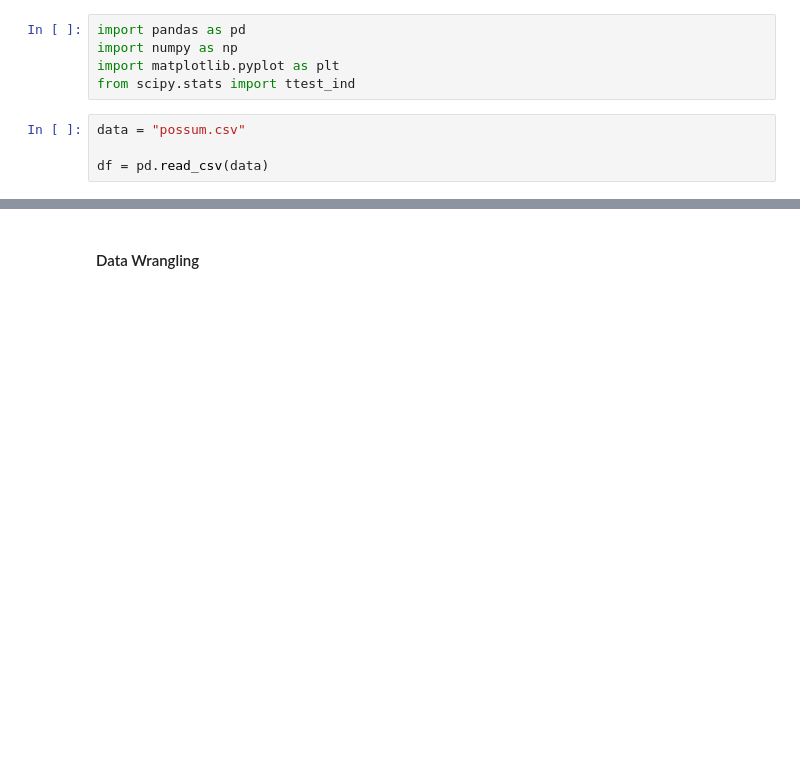
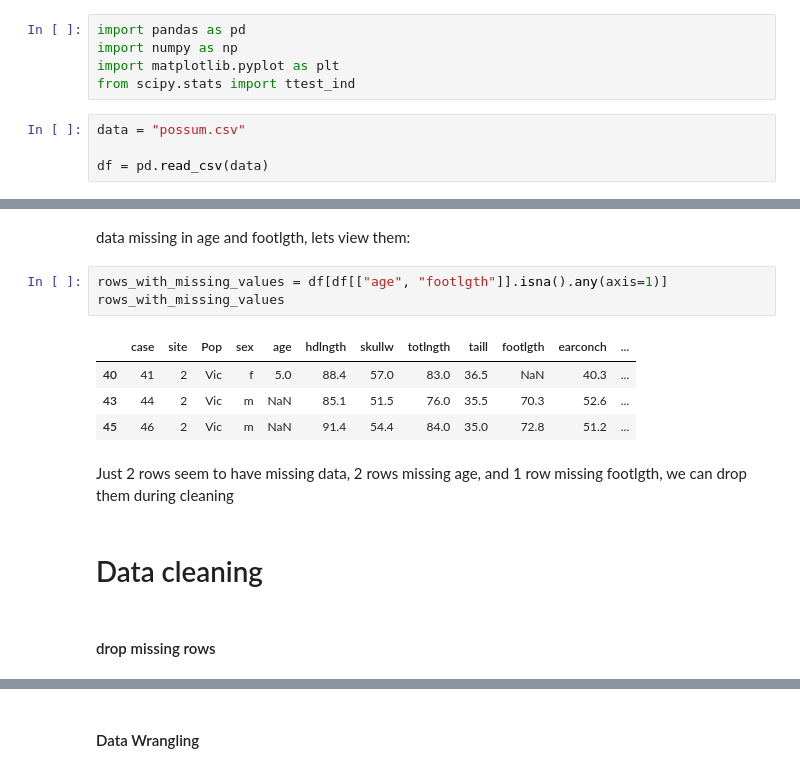
Before and after one commit to raji-ayyub/statistics, a Jupyter notebook: task_18.ipynb, the cells around one changed output, grey strips where cells are left out. Saved outputs shown, nothing was run; the diff lists cells and outputs as text; blank space fills up the shorter version.

```diff
--- a/task_18.ipynb
+++ b/task_18.ipynb
@@ -51,0 +57,17 @@ df_clean.head(50)
+# %% [markdown]
+data missing in age and footlgth, lets view them:
+# %%
+rows_with_missing_values = df[df[["age", "footlgth"]].isna().any(axis=1)]
+rows_with_missing_values
+# %% [output]
+|  | case | site | Pop | sex | age | hdlngth | skullw | totlngth | taill | footlgth | earconch | ... |
+| 40 | 41 | 2 | Vic | f | 5.0 | 88.4 | 57.0 | 83.0 | 36.5 | NaN | 40.3 | ... |
+| 43 | 44 | 2 | Vic | m | NaN | 85.1 | 51.5 | 76.0 | 35.5 | 70.3 | 52.6 | ... |
+| 45 | 46 | 2 | Vic | m | NaN | 91.4 | 54.4 | 84.0 | 35.0 | 72.8 | 51.2 | ... |
+# %% [markdown]
+Just 2 rows seem to have missing data, 2 rows missing age, and 1 row missing footlgth,
+we can drop them during cleaning
+# %% [markdown]
+# Data cleaning
+# %% [markdown]
+#### drop missing rows
```
Also changed, not shown: parts of 19 cells of this notebook.
